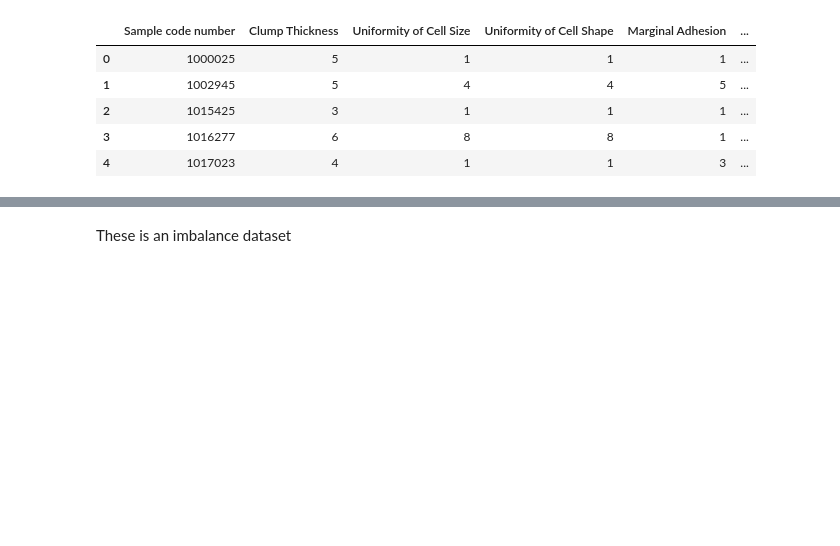
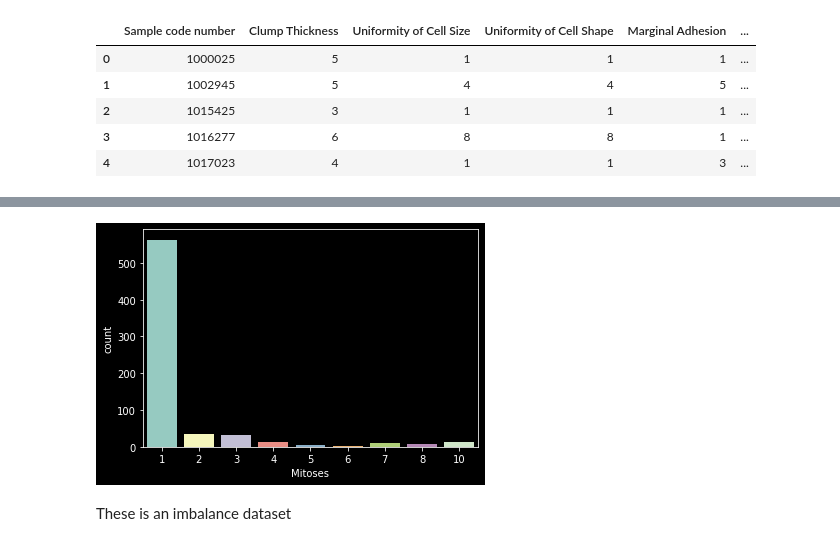
Before and after one commit to DSCKGEC/learn-machine-learn, a Jupyter notebook: Classification/Cancer_prediction.ipynb, the cells around one changed output, grey strips where cells are left out. Saved outputs shown, nothing was run; the diff lists cells and outputs as text; code cells hidden in the pictures; blank space fills up the shorter version.

```diff
--- a/Classification/Cancer_prediction.ipynb
+++ b/Classification/Cancer_prediction.ipynb
@@ -88,3 +130,8 @@ sns.countplot(df['Class'])
+# %%
+# Mitoses Category Count
+count_of_categories("Mitoses")
+# %% [output]
+[figure, added]
 # %% [markdown]
 These is an imbalance dataset
 # %%
```
Also changed, not shown: parts of 38 cells of this notebook.
